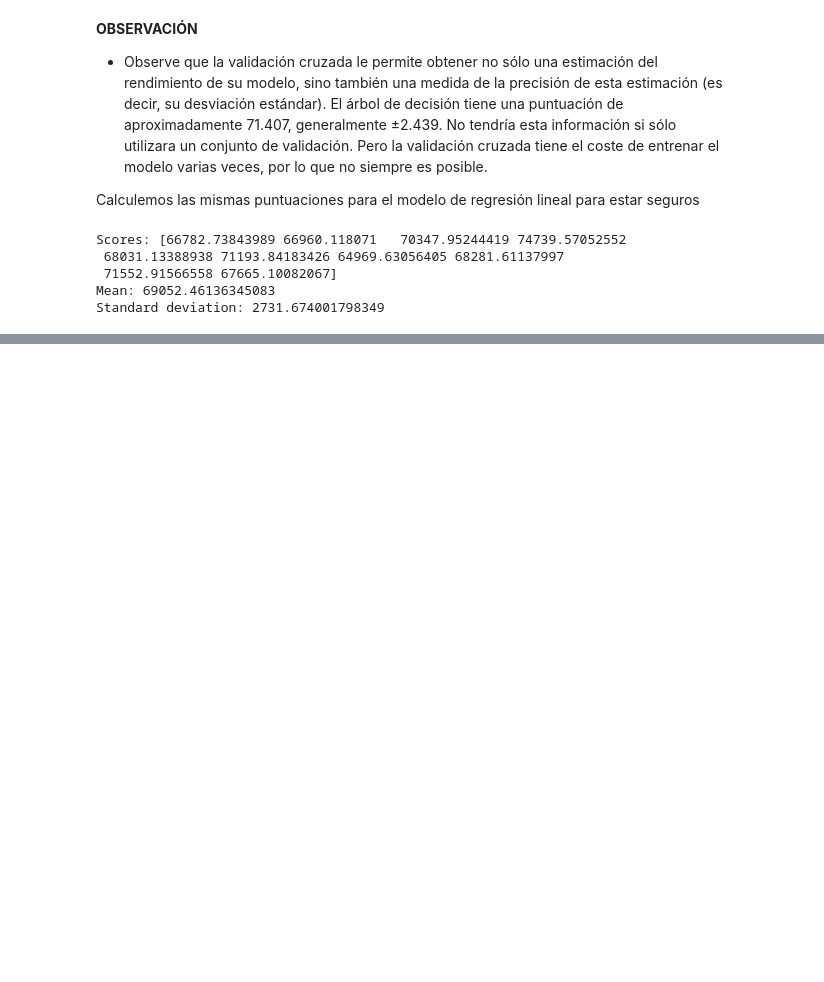
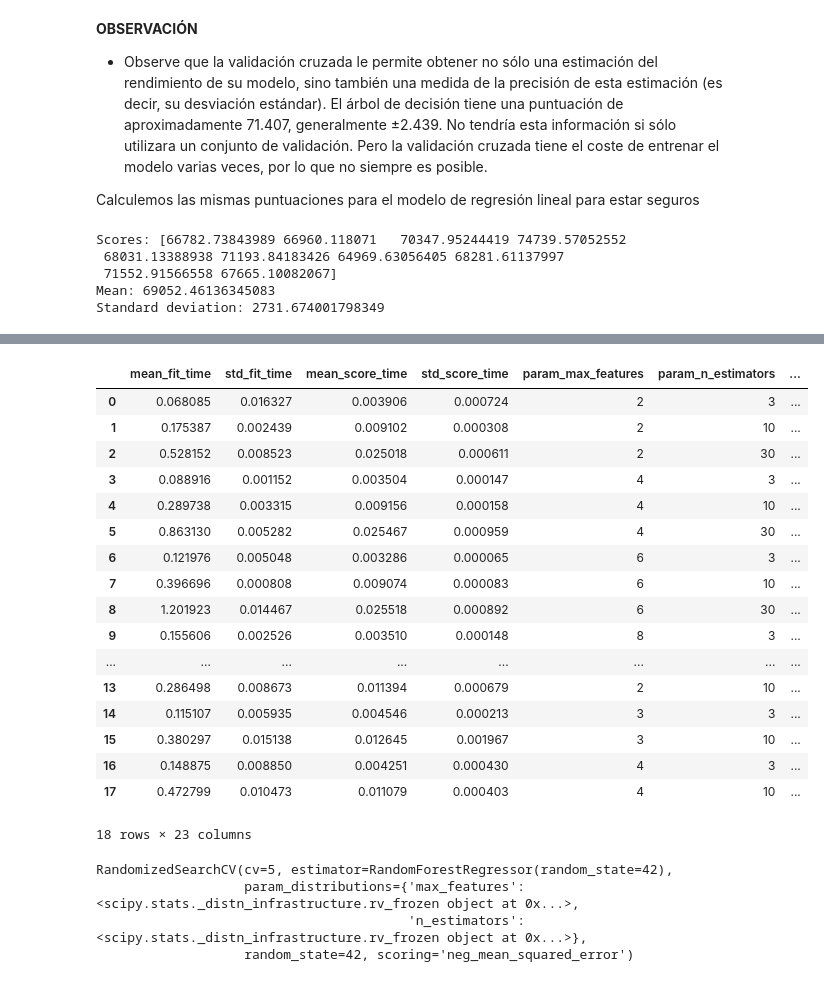
Before and after one commit to ADRIANVM117/ENSAYOS, a Jupyter notebook: Hands-on_machine_learning/2cap-end-to-end-ML-proyect/california-casas.ipynb, the cells around one changed output, grey strips where cells are left out. Drawn from its saved outputs; the diff is of its cells as text; code cells hidden in the pictures; blank space fills up the shorter version.

```diff
--- a/Hands-on_machine_learning/2cap-end-to-end-ML-proyect/california-casas.ipynb
+++ b/Hands-on_machine_learning/2cap-end-to-end-ML-proyect/california-casas.ipynb
@@ -1130,3 +1130,8 @@ Scores: [66782.73843989 66960.118071   70347.95244419 74739.57052552
  71552.91566558 67665.10082067]
 Mean: 69052.46136345083
 Standard deviation: 2731.674001798349
+# %%
+from sklearn.ensemble import RandomForestRegressor
+
+forest_reg = RandomForestRegressor(n_estimators=100, random_state=42)
+forest_reg.fit(housing_prepared, housing_labels)
@@ -1132,0 +1176,16 @@ Standard deviation: 2731.674001798349
+# %%
+from sklearn.model_selection import GridSearchCV
+
+param_grid = [
+    # try 12 (3×4) combinations of hyperparameters
+    {'n_estimators': [3, 10, 30], 'max_features': [2, 4, 6, 8]},
+    # then try 6 (2×3) combinations with bootstrap set as False
+    {'bootstrap': [False], 'n_estimators': [3, 10], 'max_features': [2, 3, 4]},
+  ]
+
+forest_reg = RandomForestRegressor(random_state=42)
+# train across 5 folds, that's a total of (12+6)*5=90 rounds of training
+grid_search = GridSearchCV(forest_reg, param_grid, cv=5,
+                           scoring='neg_mean_squared_error',
+                           return_train_score=True)
+grid_search.fit(housing_prepared, housing_labels)
@@ -1132,0 +1230,39 @@ Standard deviation: 2731.674001798349
+# %%
+pd.DataFrame(grid_search.cv_results_)
+# %% [output]
+|  | mean_fit_time | std_fit_time | mean_score_time | std_score_time | param_max_features | param_n_estimators | ... |
+| 0 | 0.068085 | 0.016327 | 0.003906 | 0.000724 | 2 | 3 | ... |
+| 1 | 0.175387 | 0.002439 | 0.009102 | 0.000308 | 2 | 10 | ... |
+| 2 | 0.528152 | 0.008523 | 0.025018 | 0.000611 | 2 | 30 | ... |
+| 3 | 0.088916 | 0.001152 | 0.003504 | 0.000147 | 4 | 3 | ... |
+| 4 | 0.289738 | 0.003315 | 0.009156 | 0.000158 | 4 | 10 | ... |
+| 5 | 0.863130 | 0.005282 | 0.025467 | 0.000959 | 4 | 30 | ... |
+| 6 | 0.121976 | 0.005048 | 0.003286 | 0.000065 | 6 | 3 | ... |
+| 7 | 0.396696 | 0.000808 | 0.009074 | 0.000083 | 6 | 10 | ... |
+| 8 | 1.201923 | 0.014467 | 0.025518 | 0.000892 | 6 | 30 | ... |
+| 9 | 0.155606 | 0.002526 | 0.003510 | 0.000148 | 8 | 3 | ... |
+| ... | ... | ... | ... | ... | ... | ... | ... |
+| 13 | 0.286498 | 0.008673 | 0.011394 | 0.000679 | 2 | 10 | ... |
+| 14 | 0.115107 | 0.005935 | 0.004546 | 0.000213 | 3 | 3 | ... |
+| 15 | 0.380297 | 0.015138 | 0.012645 | 0.001967 | 3 | 10 | ... |
+| 16 | 0.148875 | 0.008850 | 0.004251 | 0.000430 | 4 | 3 | ... |
+| 17 | 0.472799 | 0.010473 | 0.011079 | 0.000403 | 4 | 10 | ... |
+18 rows × 23 columns
+# %%
+from sklearn.model_selection import RandomizedSearchCV
+from scipy.stats import randint
+
+param_distribs = {
+        'n_estimators': randint(low=1, high=200),
+        'max_features': randint(low=1, high=8),
+    }
+
+forest_reg = RandomForestRegressor(random_state=42)
+rnd_search = RandomizedSearchCV(forest_reg, param_distributions=param_distribs,
+                                n_iter=10, cv=5, scoring='neg_mean_squared_error', random_state=42)
+rnd_search.fit(housing_prepared, housing_labels)
+# %% [output]
+RandomizedSearchCV(cv=5, estimator=RandomForestRegressor(random_state=42),
+                   param_distributions={'max_features': <scipy.stats._distn_infrastructure.rv_frozen object at 0x...>,
+                                        'n_estimators': <scipy.stats._distn_infrastructure.rv_frozen object at 0x...>},
+                   random_state=42, scoring='neg_mean_squared_error')
```
Also changed, not shown: parts of 19 cells of this notebook, 14 other files.
